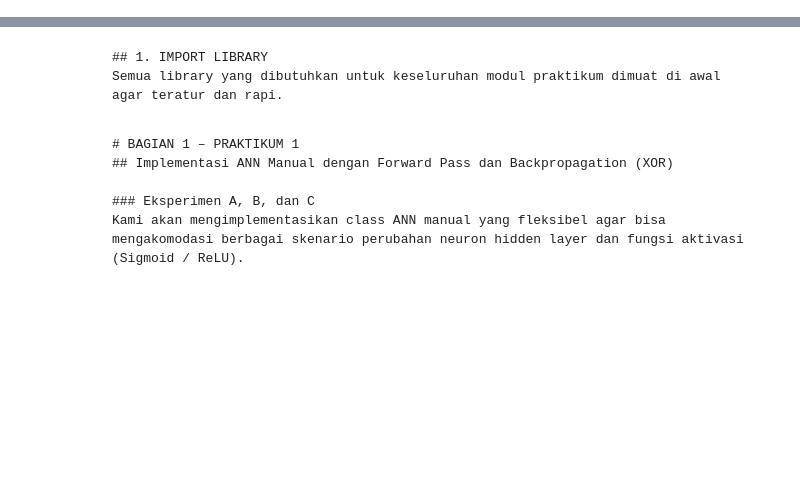
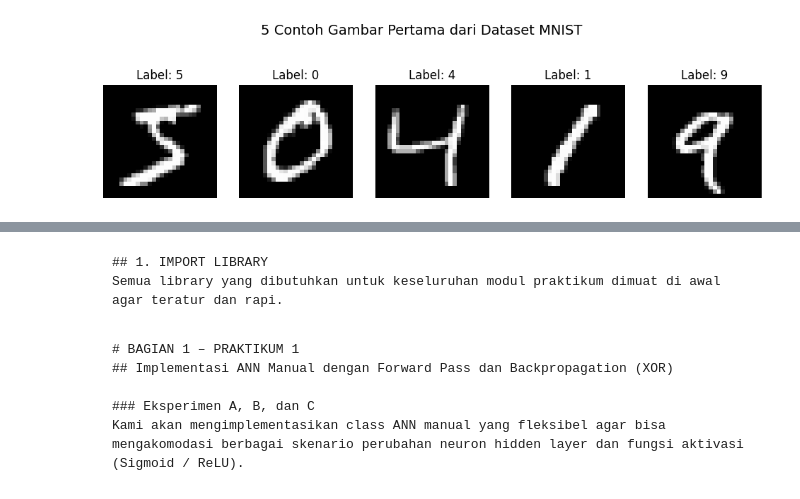
Before and after one commit to Yahya1805/machine-learning_2026, a Jupyter notebook: ML_JS13_10_Artificial_Neural_Network_(ANN)_dan_Evaluasi_Classifier.ipynb, the cells around one changed output, grey strips where cells are left out. Saved outputs shown, nothing was run; the diff lists cells and outputs as text; code cells hidden in the pictures; blank space fills up the shorter version.

```diff
--- a/ML_JS13_10_Artificial_Neural_Network_(ANN)_dan_Evaluasi_Classifier.ipynb
+++ b/ML_JS13_10_Artificial_Neural_Network_(ANN)_dan_Evaluasi_Classifier.ipynb
@@ -2,0 +57,10 @@
+# %%
+# Load dataset MNIST bawaan Keras
+(X_train_raw, y_train_raw), (X_test_raw, y_test_raw) = mnist.load_data()
+
+# Tampilkan dimensi data latih dan data uji
+print("=== Dimensi Data MNIST ===")
+print(f"Data Latih (Features): {X_train_raw.shape}")
+print(f"Label Latih         : {y_train_raw.shape}")
+print(f"Data Uji (Features)  : {X_test_raw.shape}")
+print(f"Label Uji           : {y_test_raw.shape}")
@@ -2,0 +75,12 @@
+# %%
+# Visualisasi 5 contoh gambar MNIST beserta label aslinya
+plt.figure(figsize=(12, 3))
+for i in range(5):
+    plt.subplot(1, 5, i + 1)
+    plt.imshow(X_train_raw[i], cmap='gray')
+    plt.title(f"Label: {y_train_raw[i]}")
+    plt.axis('off')
+plt.suptitle("5 Contoh Gambar Pertama dari Dataset MNIST", fontsize=14, y=1.05)
+plt.show()
+# %% [output]
+[figure, added]
```
Also changed, not shown: parts of 26 cells of this notebook.
